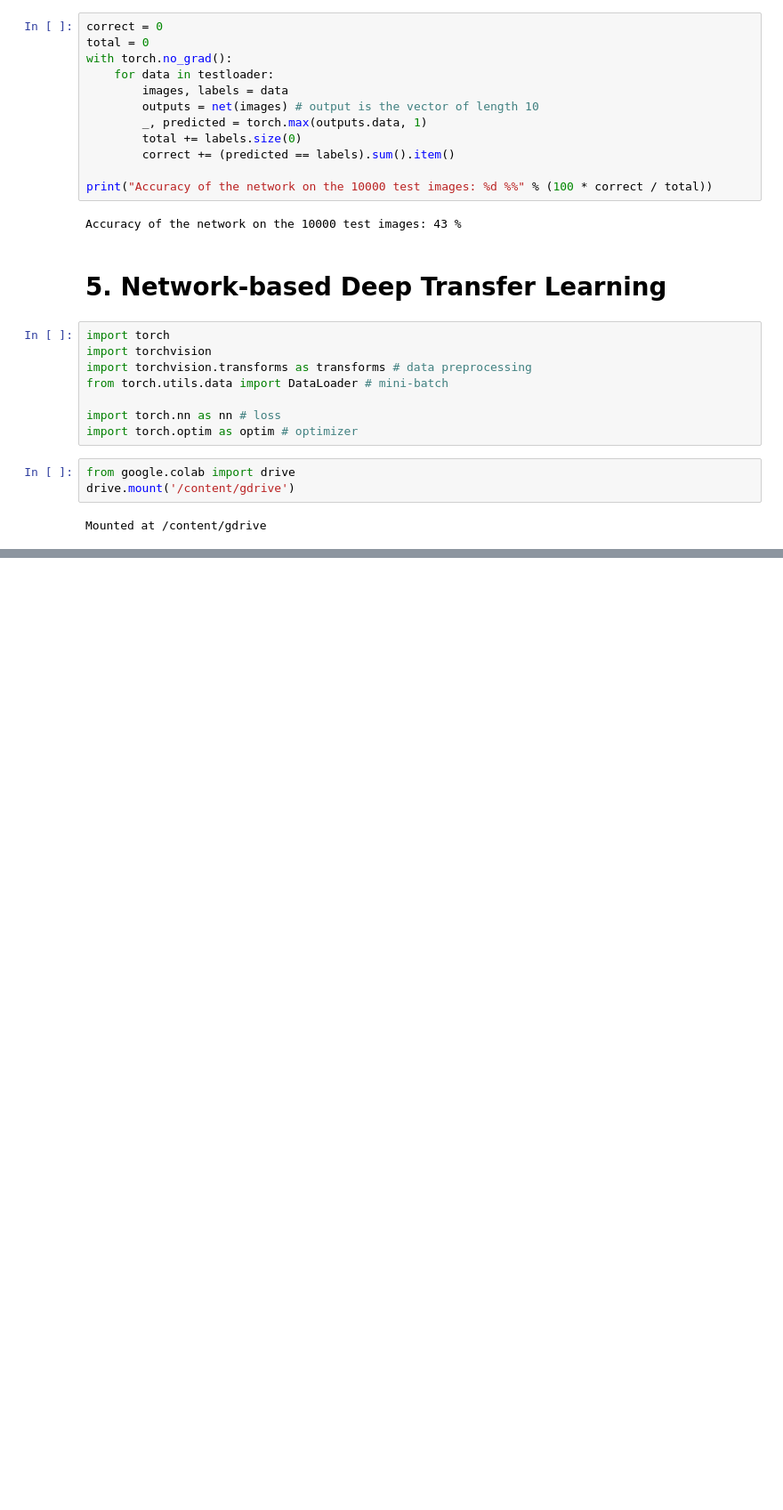
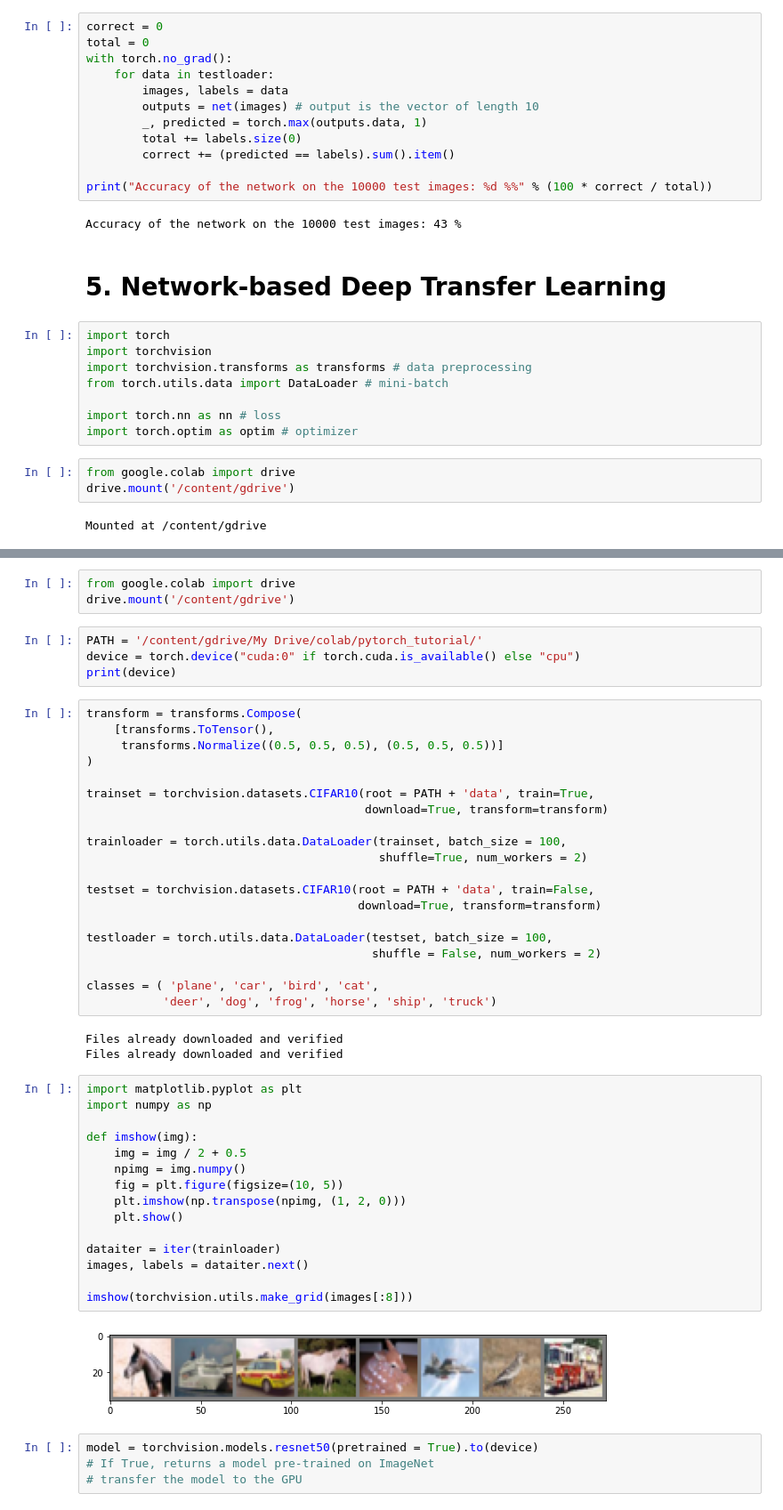
Before and after one commit to HSJung93/Pytorch_Practice, a Jupyter notebook: Pytorch_Tutorial.ipynb, the cells around one changed output, grey strips where cells are left out. Shown at 89% size. Saved outputs shown, nothing was run; the diff lists cells and outputs as text; blank space fills up the shorter version.

```diff
--- a/Pytorch_Tutorial.ipynb
+++ b/Pytorch_Tutorial.ipynb
@@ -618,0 +782,51 @@ Mounted at /content/gdrive
+# %%
+from google.colab import drive
+drive.mount('/content/gdrive')
+# %%
+PATH = '/content/gdrive/My Drive/colab/pytorch_tutorial/'
+device = torch.device("cuda:0" if torch.cuda.is_available() else "cpu")
+print(device)
+# %%
+transform = transforms.Compose(
+    [transforms.ToTensor(),
+     transforms.Normalize((0.5, 0.5, 0.5), (0.5, 0.5, 0.5))]
+)
+
+trainset = torchvision.datasets.CIFAR10(root = PATH + 'data', train=True,
+                                        download=True, transform=transform)
+
+trainloader = torch.utils.data.DataLoader(trainset, batch_size = 100,
+                                          shuffle=True, num_workers = 2)
+
+testset = torchvision.datasets.CIFAR10(root = PATH + 'data', train=False,
+                                       download=True, transform=transform)
+
+testloader = torch.utils.data.DataLoader(testset, batch_size = 100,
+                                         shuffle = False, num_workers = 2)
+
+classes = ( 'plane', 'car', 'bird', 'cat',
+           'deer', 'dog', 'frog', 'horse', 'ship', 'truck')
+# %% [output]
+Files already downloaded and verified
+Files already downloaded and verified
+# %%
+import matplotlib.pyplot as plt
+import numpy as np
+
+def imshow(img):
+    img = img / 2 + 0.5
+    npimg = img.numpy()
+    fig = plt.figure(figsize=(10, 5))
+    plt.imshow(np.transpose(npimg, (1, 2, 0)))
+    plt.show()
+
+dataiter = iter(trainloader)
+images, labels = dataiter.next()
+
+imshow(torchvision.utils.make_grid(images[:8]))
+# %% [output]
+[figure, added]
+# %%
+model = torchvision.models.resnet50(pretrained = True).to(device)
+# If True, returns a model pre-trained on ImageNet
+# transfer the model to the GPU
```
Also changed, not shown: parts of 33 cells of this notebook.
